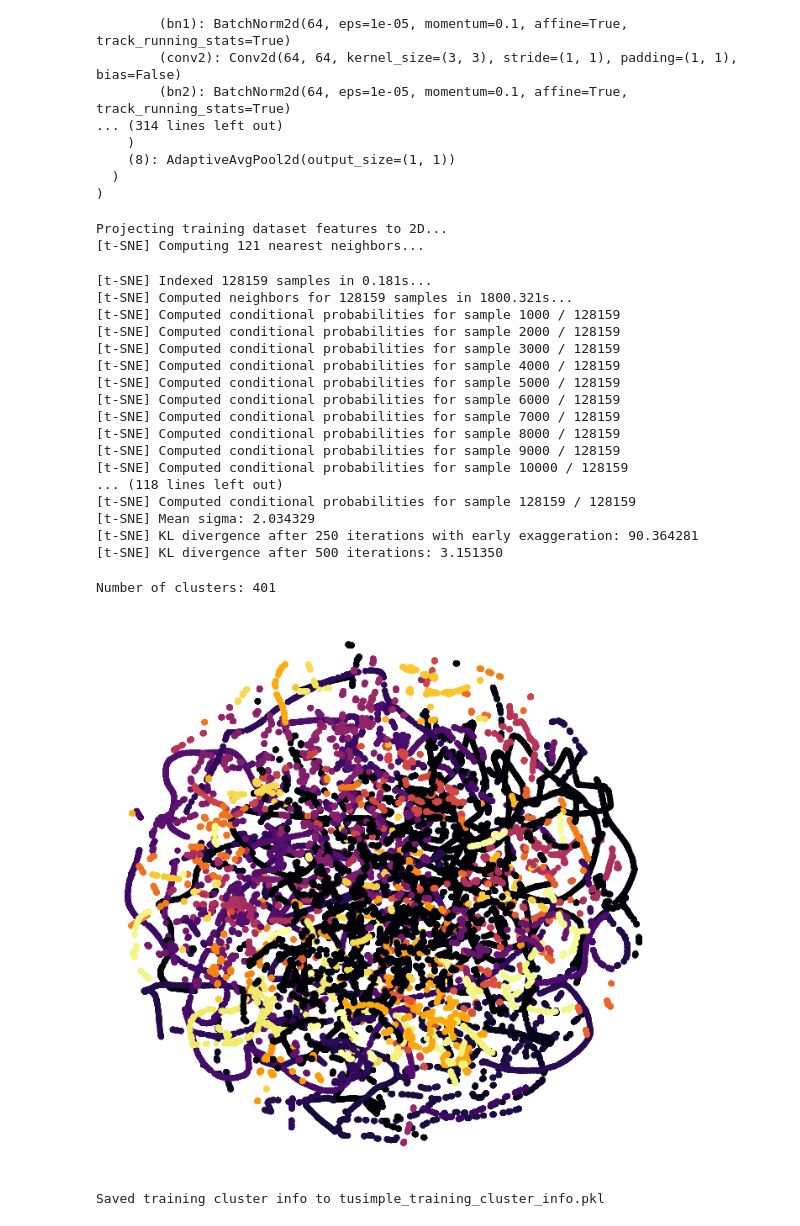
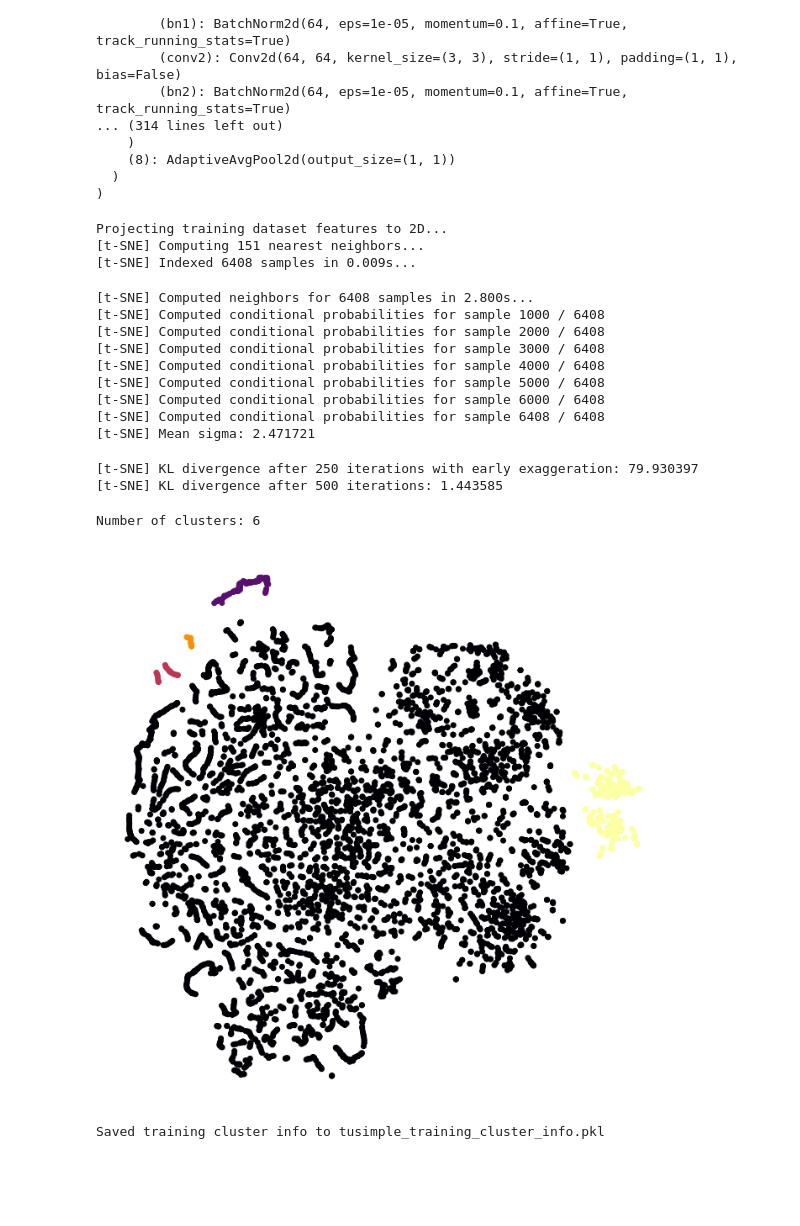
Before and after one commit to towardsautonomy/DatasetEquity, a Jupyter notebook: data_analysis/tusimple_dataset_distribution_analysis.ipynb, the cells around one changed output. Cells and saved outputs as stored; diff of their text form; code cells hidden in the pictures; blank space fills up the shorter version.

Commit message:
Adding plots

```diff
--- a/data_analysis/tusimple_dataset_distribution_analysis.ipynb
+++ b/data_analysis/tusimple_dataset_distribution_analysis.ipynb
@@ -125,53 +126,60 @@ if not os.path.exists(features_fname):
     # save the features to disk as a pickle file
     with open(features_fname, 'wb') as f:
         pickle.dump({'ids': ids, 'features': features}, f)
+# %%
+# load the training features from disk
+data = pickle.load(open(features_fname, 'rb'))
+train_ids, train_features = data['ids'], data['features']
+
+# picking every 20th sample
+train_ids = train_ids[::20]
+train_features = train_features[::20]
 # %%
-# load the training features from disk
-data = pickle.load(open(features_fname, 'rb'))
-train_ids, train_features = data['ids'], data['features']
-
 # project the features onto a 2D t-SNE plot
 print('Projecting training dataset features to 2D...')
-tsne = TSNE(n_components=3, verbose=1, perplexity=40, n_iter=500, n_jobs=-1)
+tsne = TSNE(n_components=2, verbose=1, perplexity=50, n_iter=500, n_jobs=-1, init='pca')
 tsne_results = tsne.fit_transform(train_features)
 with open(tsne_features_fname, 'wb') as f:
-    pickle.dump({'t':tsne_results},f)
+    pickle.dump({'tsne':tsne_results},f)
 # %% [output]
 Projecting training dataset features to 2D...
-[t-SNE] Computing 121 nearest neighbors...
+[t-SNE] Computing 151 nearest neighbors...
+[t-SNE] Indexed 6408 samples in 0.009s...
-[t-SNE] Indexed 128159 samples in 0.181s...
-[t-SNE] Computed neighbors for 128159 samples in 1800.321s...
-[t-SNE] Computed conditional probabilities for sample 1000 / 128159
-[t-SNE] Computed conditional probabilities for sample 2000 / 128159
-[t-SNE] Computed conditional probabilities for sample 3000 / 128159
-[t-SNE] Computed conditional probabilities for sample 4000 / 128159
-[t-SNE] Computed conditional probabilities for sample 5000 / 128159
-[t-SNE] Computed conditional probabilities for sample 6000 / 128159
-[t-SNE] Computed conditional probabilities for sample 7000 / 128159
-[t-SNE] Computed conditional probabilities for sample 8000 / 128159
-[t-SNE] Computed conditional probabilities for sample 9000 / 128159
-[t-SNE] Computed conditional probabilities for sample 10000 / 128159
-... (118 lines left out)
-[t-SNE] Computed conditional probabilities for sample 128159 / 128159
-[t-SNE] Mean sigma: 2.034329
-[t-SNE] KL divergence after 250 iterations with early exaggeration: 90.364281
-[t-SNE] KL divergence after 500 iterations: 3.151350
+[t-SNE] Computed neighbors for 6408 samples in 2.800s...
+[t-SNE] Computed conditional probabilities for sample 1000 / 6408
+[t-SNE] Computed conditional probabilities for sample 2000 / 6408
+[t-SNE] Computed conditional probabilities for sample 3000 / 6408
+[t-SNE] Computed conditional probabilities for sample 4000 / 6408
+[t-SNE] Computed conditional probabilities for sample 5000 / 6408
+[t-SNE] Computed conditional probabilities for sample 6000 / 6408
+[t-SNE] Computed conditional probabilities for sample 6408 / 6408
+[t-SNE] Mean sigma: 2.471721
+[t-SNE] KL divergence after 250 iterations with early exaggeration: 79.930397
+[t-SNE] KL divergence after 500 iterations: 1.443585
 # %%
 # find clusters using DBSCAN
-db = DBSCAN(eps=1.0, min_samples=21, n_jobs=-1).fit(tsne_results)
+data = pickle.load(open(tsne_features_fname, 'rb'))
+tsne_results = data['tsne']
+
+db = DBSCAN(eps=3.0, min_samples=10, n_jobs=-1).fit(tsne_results)
 print('Number of clusters: {}'.format(len(np.unique(db.labels_))))
 labels = db.labels_
-
+# removing noisy samples
+mask  = labels >=0
+labels = labels[mask]
+tsne_results = tsne_results[mask]
+train_ids = train_ids[mask]
+train_features = train_features[mask]
 # visualize the clusters
 fig = plt.figure(figsize=(12,12))
 ax = fig.add_subplot(111)
 ax.scatter(tsne_results[:,0], tsne_results[:,1], c=labels, cmap='inferno')
 plt.axis('off')
 plt.savefig(f'plots/{dataset_str}_training_clusters.png', bbox_inches='tight', pad_inches=0)
 plt.show()
 # %% [output]
-Number of clusters: 401
+Number of clusters: 6
-[figure, old version]
+[figure, new version]
 # %%
 # sort clusters in the order of most common to rare
 unique_cluster_ids = np.unique(labels)
```
Also changed, not shown: parts of 3 cells of this notebook, 2 other files.
